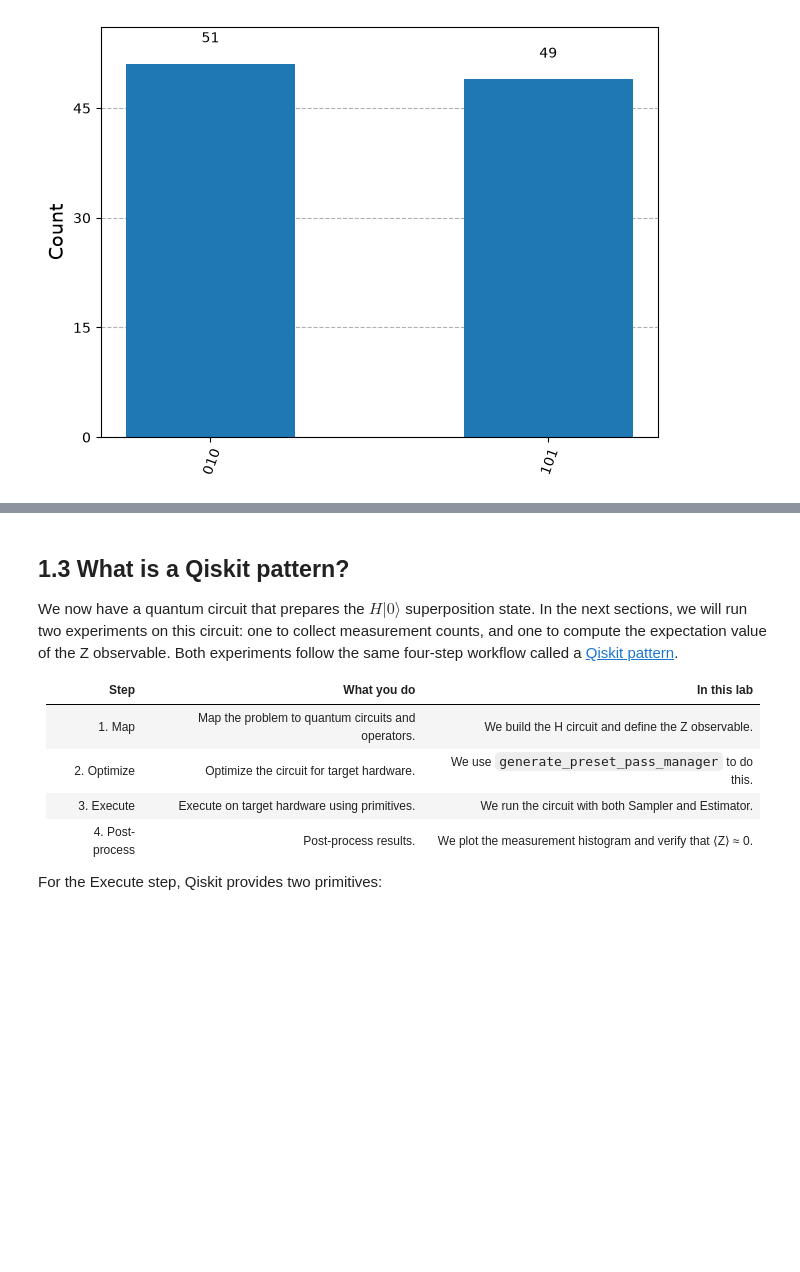
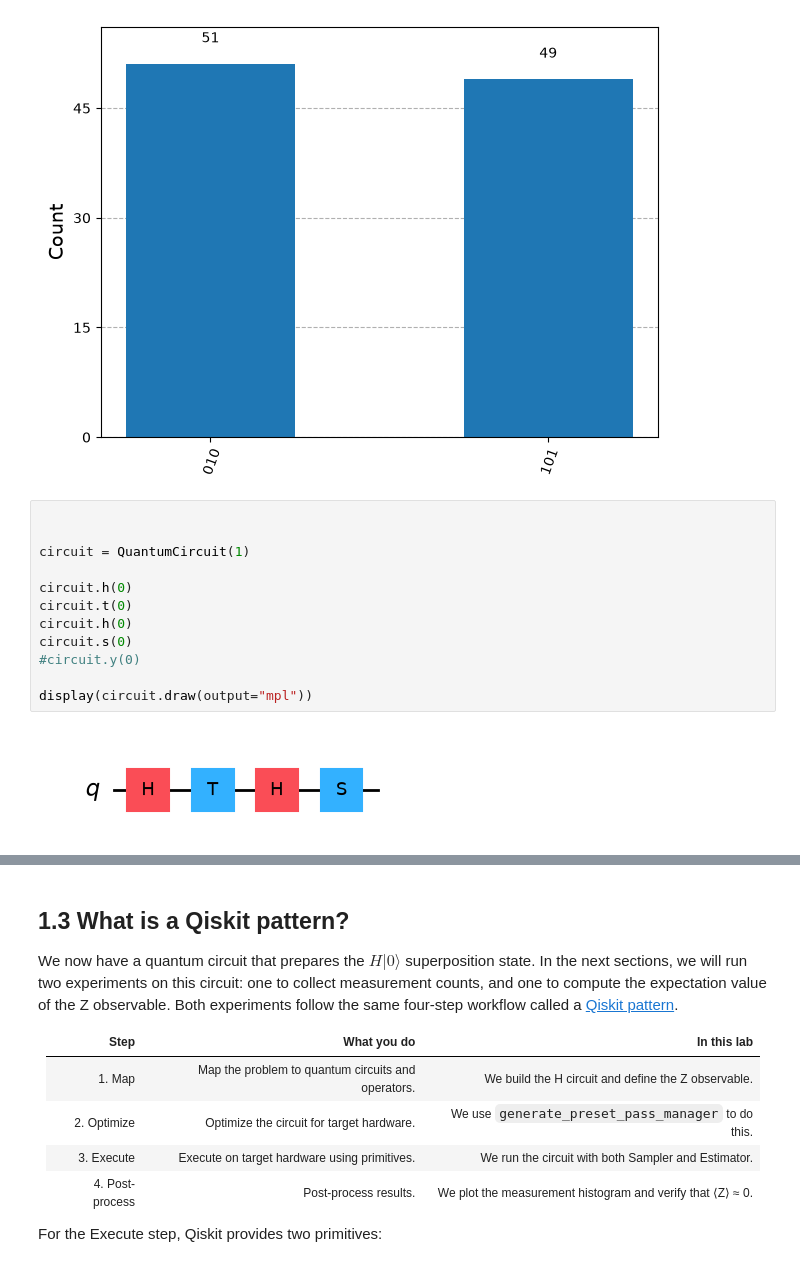
Before and after one commit to MelB18/EasyQuanten, a Jupyter notebook: qgss2026_lab0.ipynb, the cells around one changed output, grey strips where cells are left out. Drawn from its saved outputs; the diff is of its cells as text; blank space fills up the shorter version.

```diff
--- a/qgss2026_lab0.ipynb
+++ b/qgss2026_lab0.ipynb
@@ -284,3 +329,17 @@ counts = result[0].data.meas.get_counts()
 plot_histogram(counts)
 # %% [output]
 [figure]
+# %%
+
+
+circuit = QuantumCircuit(1)
+
+circuit.h(0)
+circuit.t(0)
+circuit.h(0)
+circuit.s(0)
+#circuit.y(0)
+
+display(circuit.draw(output="mpl"))
+# %% [output]
+[figure, added]
```
Also changed, not shown: parts of 8 cells of this notebook.
